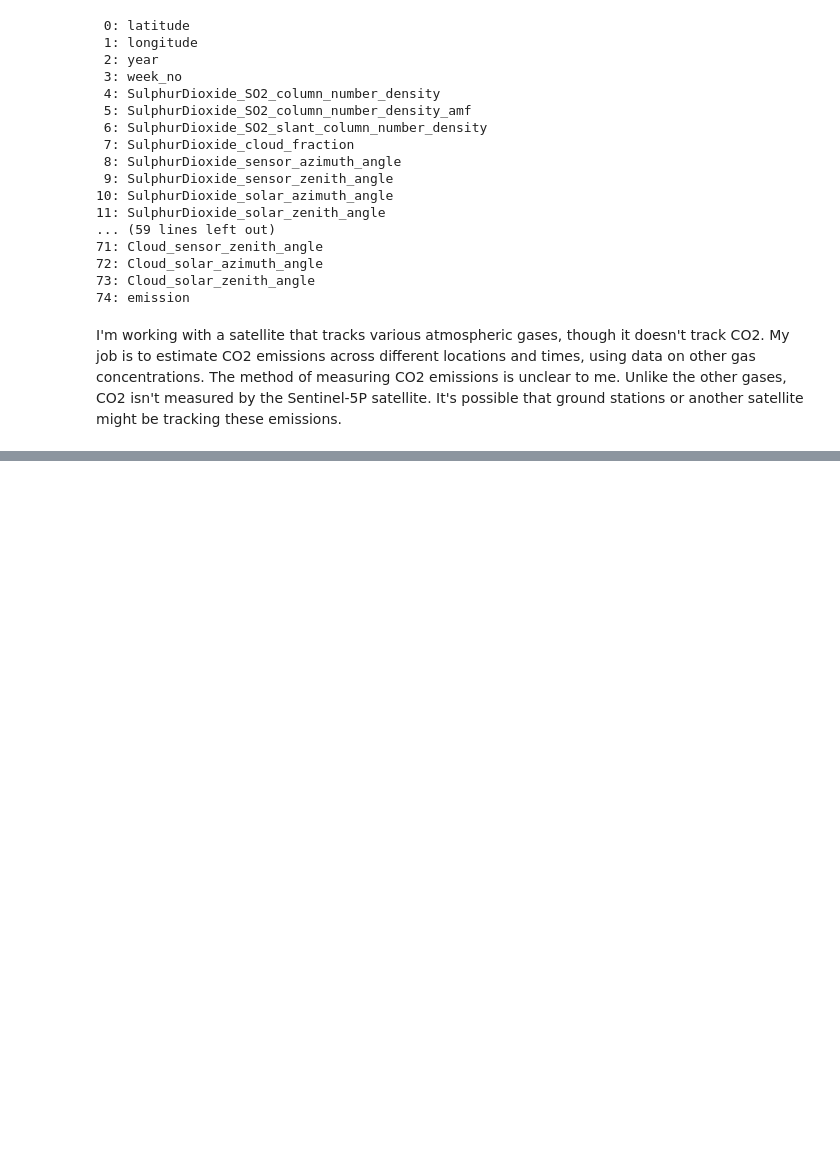
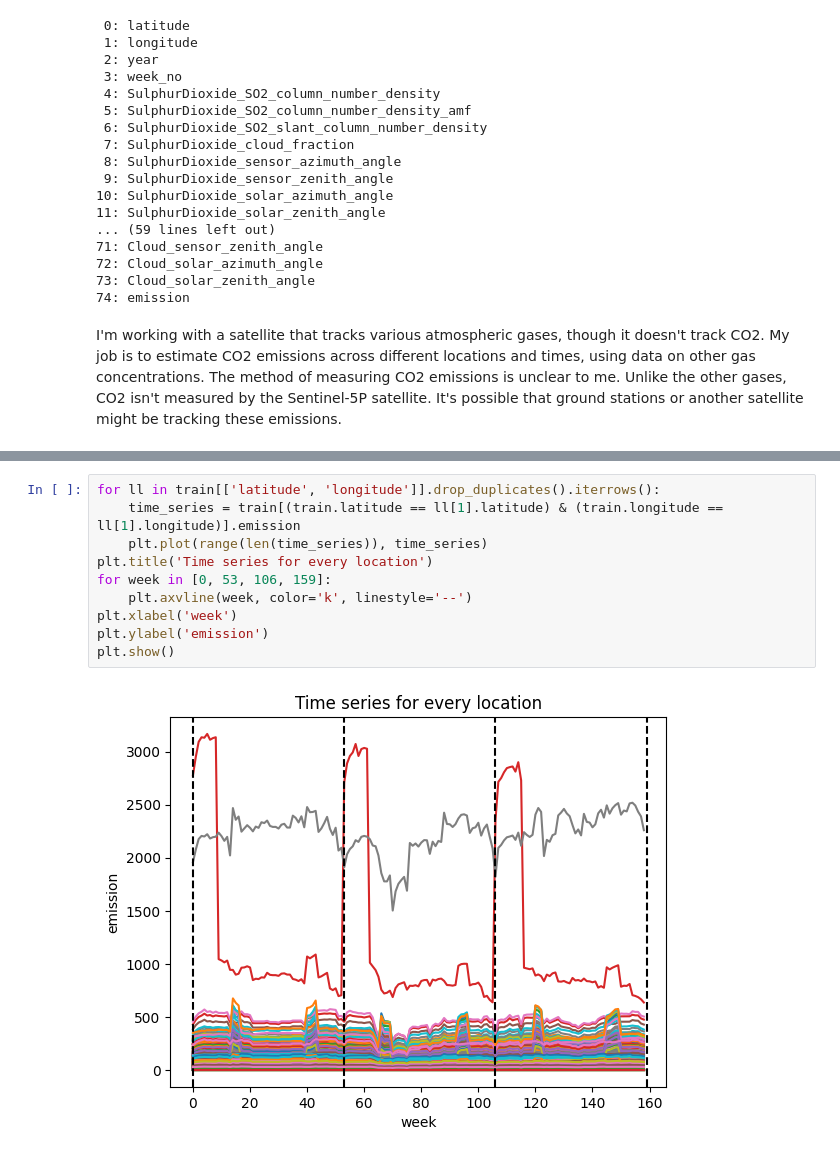
Before and after one commit to IIsameerII/CO2-Emmisions-in-Rawanda, a Jupyter notebook: Sameer/Sameer_Project.ipynb, the cells around one changed output, grey strips where cells are left out. Saved outputs shown, nothing was run; the diff lists cells and outputs as text; blank space fills up the shorter version.

```diff
--- a/Sameer/Sameer_Project.ipynb
+++ b/Sameer/Sameer_Project.ipynb
@@ -75,0 +256,12 @@ I'm working with a satellite that tracks various atmospheric gases, though it do
+# %%
+for ll in train[['latitude', 'longitude']].drop_duplicates().iterrows():
+    time_series = train[(train.latitude == ll[1].latitude) & (train.longitude == ll[1].longitude)].emission
+    plt.plot(range(len(time_series)), time_series)
+plt.title('Time series for every location')
+for week in [0, 53, 106, 159]:
+    plt.axvline(week, color='k', linestyle='--')
+plt.xlabel('week')
+plt.ylabel('emission')
+plt.show()
+# %% [output]
+[figure, added]
```
Also changed, not shown: parts of 12 cells of this notebook, 2 other files.
